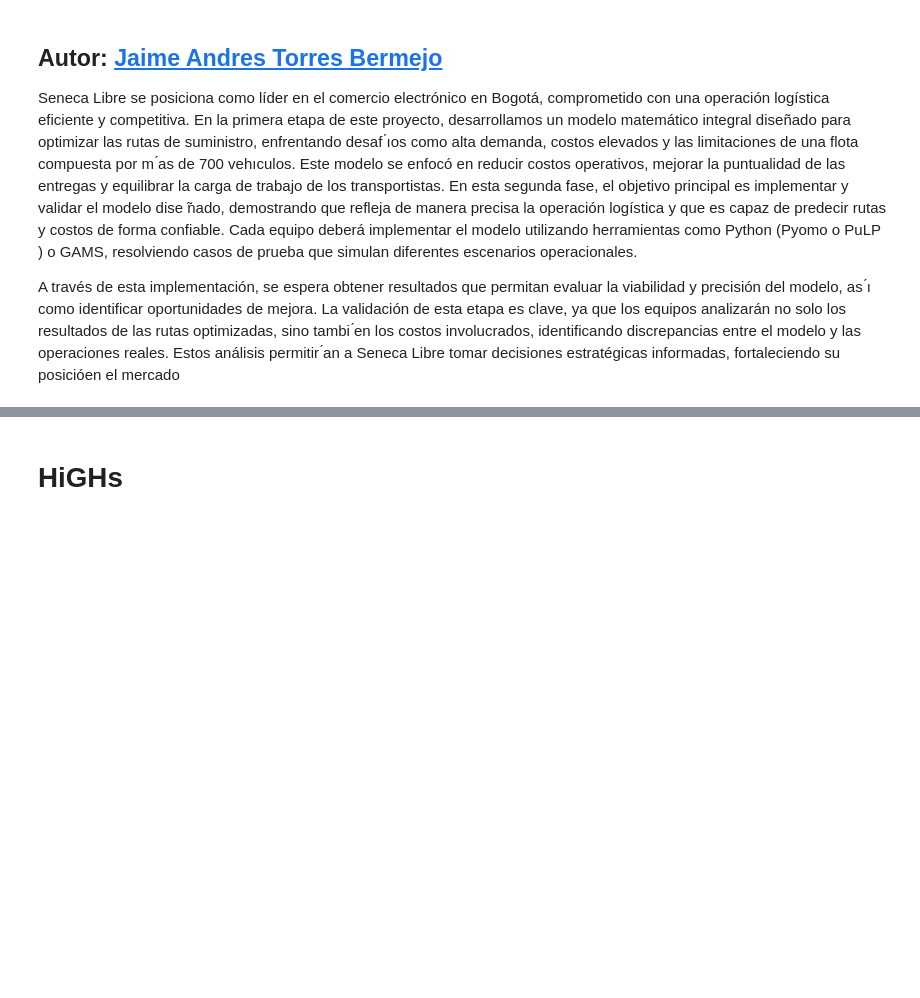
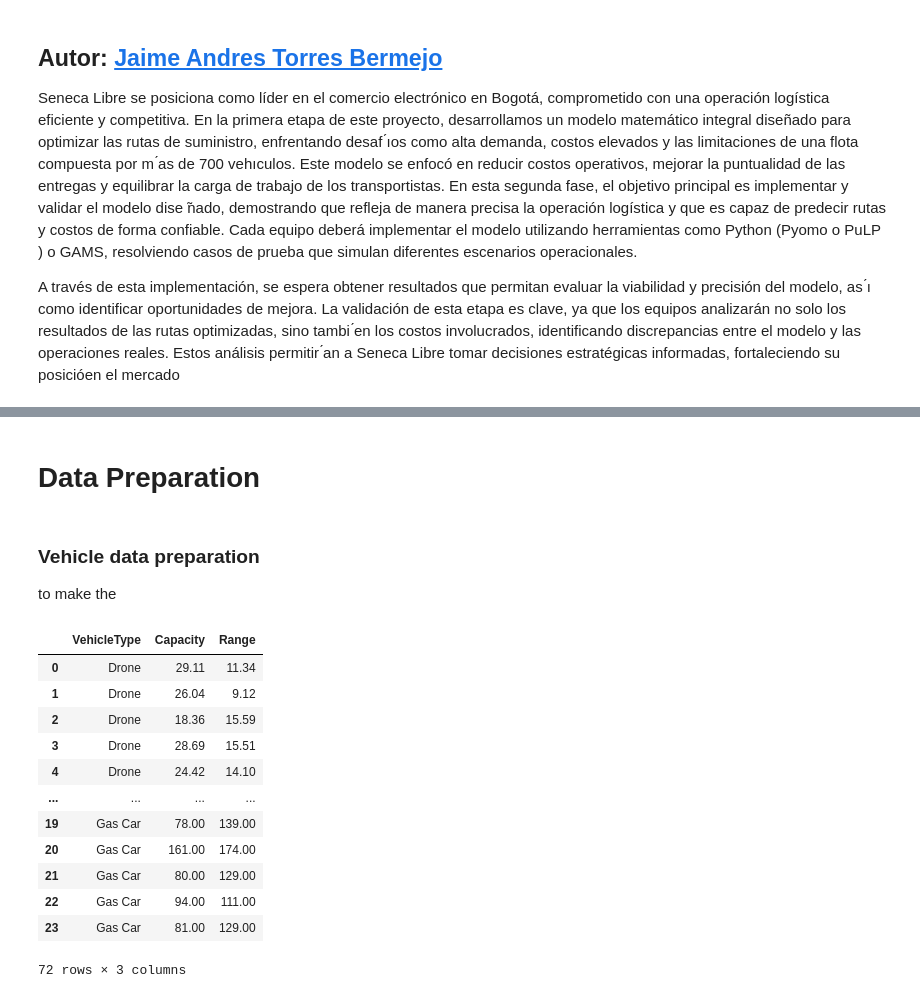
Before and after one commit to mews6/proj-MOS, a Jupyter notebook: src/part_two.ipynb, the cells around one changed output, grey strips where cells are left out. Saved outputs shown, nothing was run; the diff lists cells and outputs as text; code cells hidden in the pictures; blank space fills up the shorter version.

```diff
--- a/src/part_two.ipynb
+++ b/src/part_two.ipynb
@@ -37,2 +38,0 @@ from pyomo.opt import SolverFactory
-# %% [markdown]
-# HiGHs
@@ -40,0 +39,2 @@ model = ConcreteModel()
+# %% [markdown]
+# Data Preparation
@@ -40,0 +54,23 @@ model = ConcreteModel()
+# %% [markdown]
+### Vehicle data preparation
+
+to make the
+# %%
+vehicles = [drones, ev, gas_car]
+vehicles = pd.concat(vehicles)
+vehicles.replace('drone','Drone', inplace=True)
+vehicles
+# %% [output]
+|  | VehicleType | Capacity | Range |
+| 0 | Drone | 29.11 | 11.34 |
+| 1 | Drone | 26.04 | 9.12 |
+| 2 | Drone | 18.36 | 15.59 |
+| 3 | Drone | 28.69 | 15.51 |
+| 4 | Drone | 24.42 | 14.10 |
+| ... | ... | ... | ... |
+| 19 | Gas Car | 78.00 | 139.00 |
+| 20 | Gas Car | 161.00 | 174.00 |
+| 21 | Gas Car | 80.00 | 129.00 |
+| 22 | Gas Car | 94.00 | 111.00 |
+| 23 | Gas Car | 81.00 | 129.00 |
+72 rows × 3 columns
```
Also changed, not shown: parts of 8 cells of this notebook, 2 other files.
